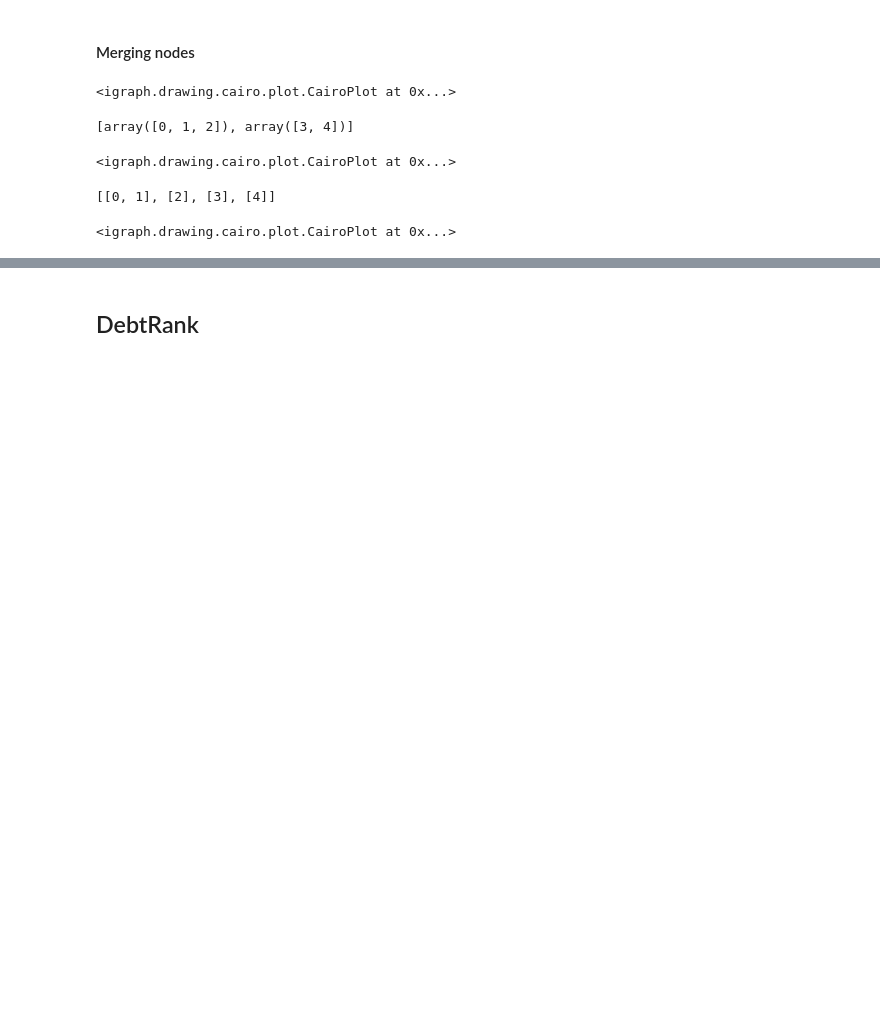
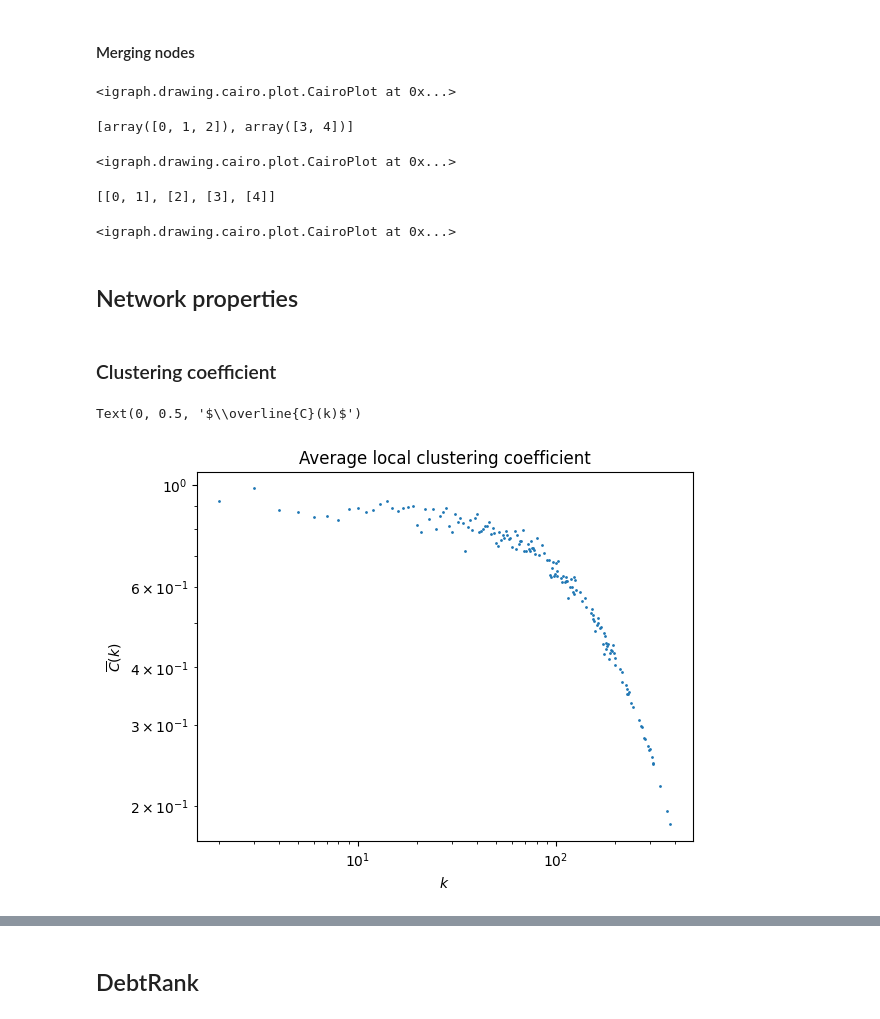
Before and after one commit to DavidDobas/Renormalization-Network-Reconstruction, a Jupyter notebook: Renormalizable model.ipynb, the cells around one changed output, grey strips where cells are left out. Cells and saved outputs as stored; diff of their text form; code cells hidden in the pictures; blank space fills up the shorter version.

Commit message:
Implemented clustering coeff. and ANND

```diff
--- a/Renormalizable model.ipynb
+++ b/Renormalizable model.ipynb
@@ -90,3 +77,5 @@ g_coarse_grained2 = coarse_graining.coarse_grain_weighted_graph(g, group_sequenc
 ig.plot(g_coarse_grained2, vertex_label=g_coarse_grained2.vs.indices, edge_label = g_coarse_grained2.es["weight"])
 # %% [output]
 <igraph.drawing.cairo.plot.CairoPlot at 0x...>
+# %% [markdown]
+## Network properties
@@ -92,0 +85,22 @@ ig.plot(g_coarse_grained2, vertex_label=g_coarse_grained2.vs.indices, edge_label
+# %%
+sigma = 2.28
+mu = -(sigma**2)/2
+#strenghts = renormalizable_model.make_strenghts_consistent(np.random.lognormal(mean=mu, sigma=sigma, size=[500,2]))
+gen_strenghts = np.random.lognormal(mean=mu, sigma=sigma, size=500)
+strenghts = np.stack([gen_strenghts, gen_strenghts], axis=1)
+z = 1
+# %%
+graph = renormalizable_model.create_RM_graph(strenghts, z, weighted=True)
+# %% [markdown]
+### Clustering coefficient
+# %%
+_, c_k = network_properties.clustering_coeff(graph)
+plt.scatter(range(1, len(c_k)+1), c_k, s=1)
+plt.xscale('log')
+plt.yscale('log')
+plt.title('Average local clustering coefficient')
+plt.xlabel(r'$k$')
+plt.ylabel(r'$\overline{C}(k)$')
+# %% [output]
+Text(0, 0.5, '$\\overline{C}(k)$')
+[figure, added]
```
Also changed, not shown: parts of 8 cells of this notebook, 2 other files.
